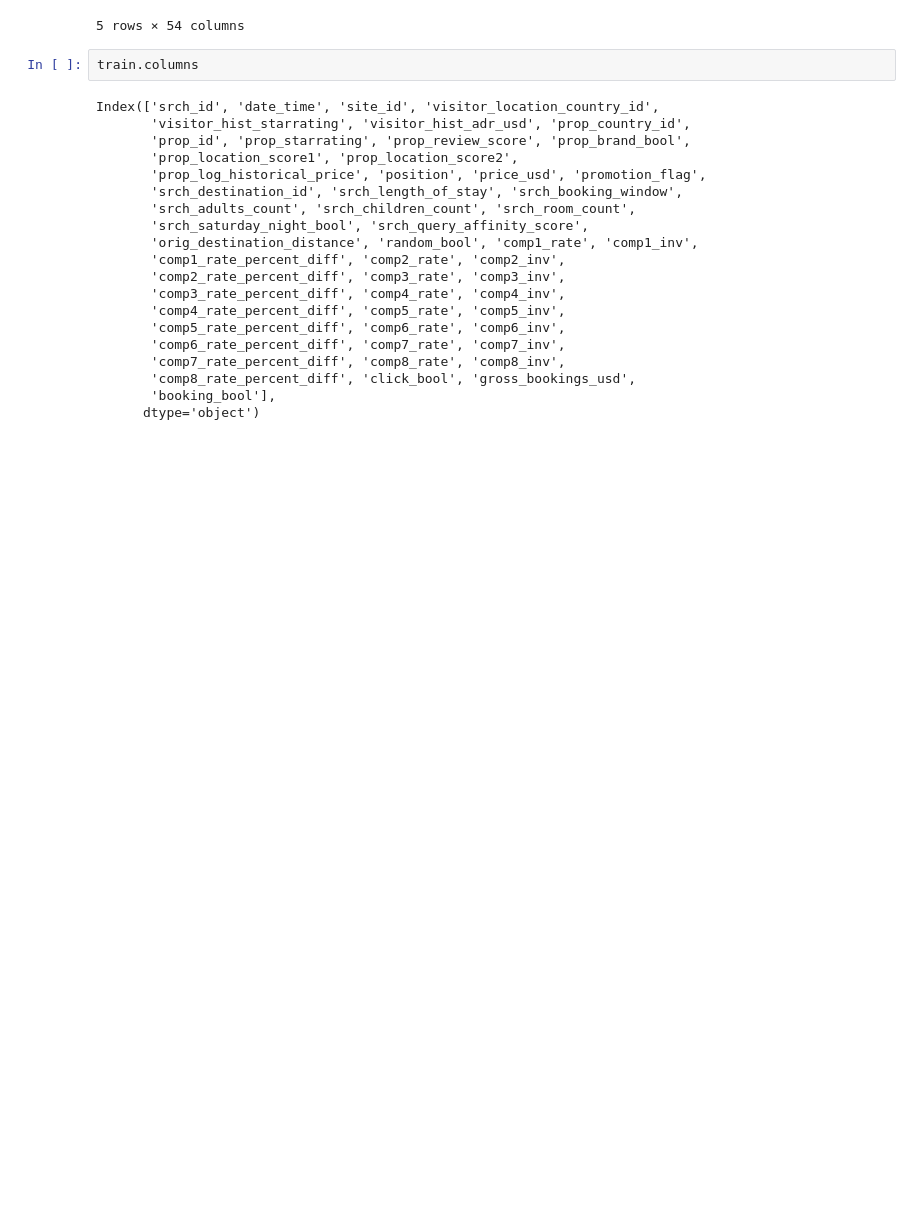
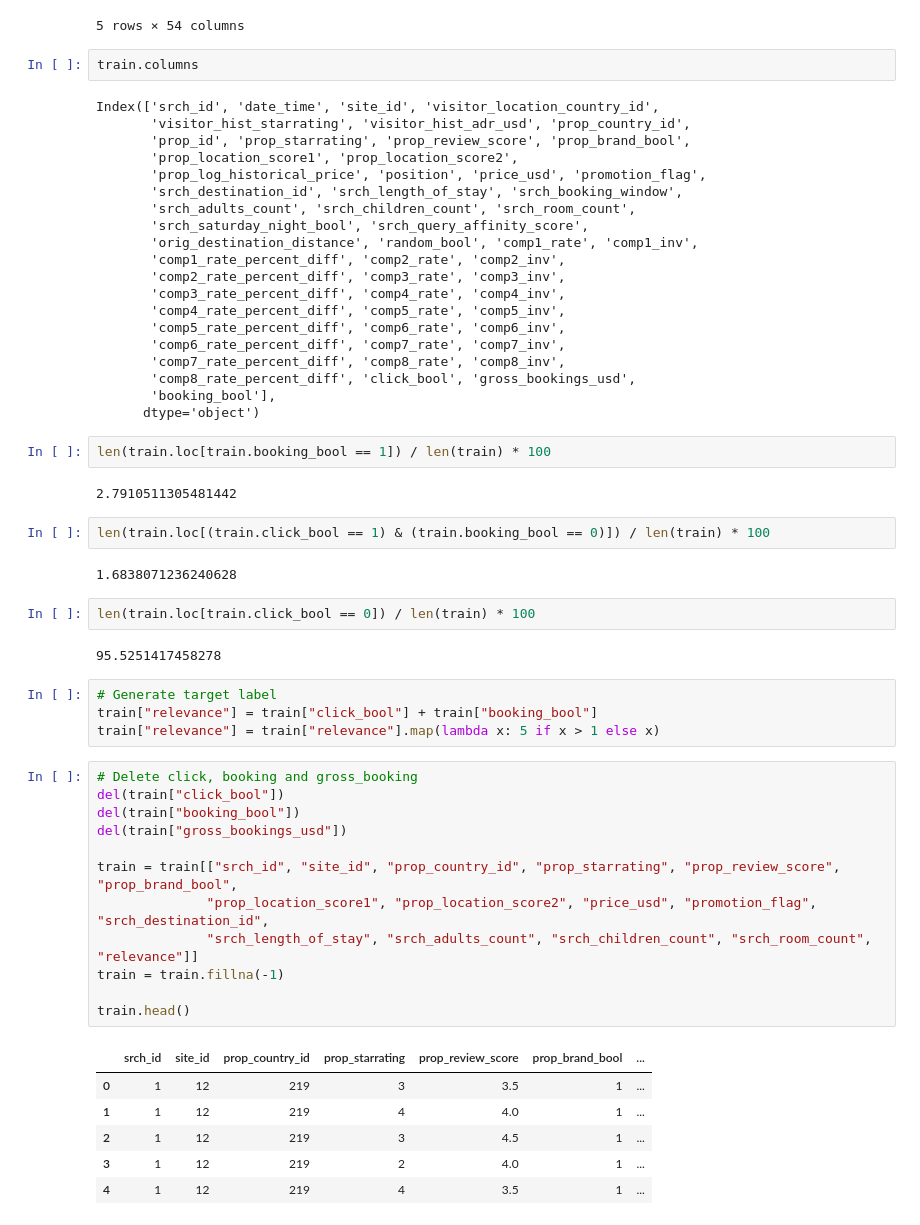
Before and after one commit to awday/DMT-23, a Jupyter notebook: Assignment2/LambdaMART/Pipeline.ipynb, the cells around one changed output. Drawn from its saved outputs; the diff is of its cells as text; blank space fills up the shorter version.

```diff
--- a/Assignment2/LambdaMART/Pipeline.ipynb
+++ b/Assignment2/LambdaMART/Pipeline.ipynb
@@ -37,3 +39,38 @@ Index(['srch_id', 'date_time', 'site_id', 'visitor_location_country_id',
        'comp8_rate_percent_diff', 'click_bool', 'gross_bookings_usd',
        'booking_bool'],
       dtype='object')
+# %%
+len(train.loc[train.booking_bool == 1]) / len(train) * 100
+# %% [output]
+2.7910511305481442
+# %%
+len(train.loc[(train.click_bool == 1) & (train.booking_bool == 0)]) / len(train) * 100
+# %% [output]
+1.6838071236240628
+# %%
+len(train.loc[train.click_bool == 0]) / len(train) * 100
+# %% [output]
+95.5251417458278
+# %%
+# Generate target label
+train["relevance"] = train["click_bool"] + train["booking_bool"]
+train["relevance"] = train["relevance"].map(lambda x: 5 if x > 1 else x)
+# %%
+# Delete click, booking and gross_booking
+del(train["click_bool"])
+del(train["booking_bool"])
+del(train["gross_bookings_usd"])
+
+train = train[["srch_id", "site_id", "prop_country_id", "prop_starrating", "prop_review_score", "prop_brand_bool",
+              "prop_location_score1", "prop_location_score2", "price_usd", "promotion_flag", "srch_destination_id",
+              "srch_length_of_stay", "srch_adults_count", "srch_children_count", "srch_room_count", "relevance"]]
+train = train.fillna(-1)
+
+train.head()
+# %% [output]
+|  | srch_id | site_id | prop_country_id | prop_starrating | prop_review_score | prop_brand_bool | ... |
+| 0 | 1 | 12 | 219 | 3 | 3.5 | 1 | ... |
+| 1 | 1 | 12 | 219 | 4 | 4.0 | 1 | ... |
+| 2 | 1 | 12 | 219 | 3 | 4.5 | 1 | ... |
+| 3 | 1 | 12 | 219 | 2 | 4.0 | 1 | ... |
+| 4 | 1 | 12 | 219 | 4 | 3.5 | 1 | ... |
```
Also changed, not shown: parts of 12 cells of this notebook, 1 other file.
